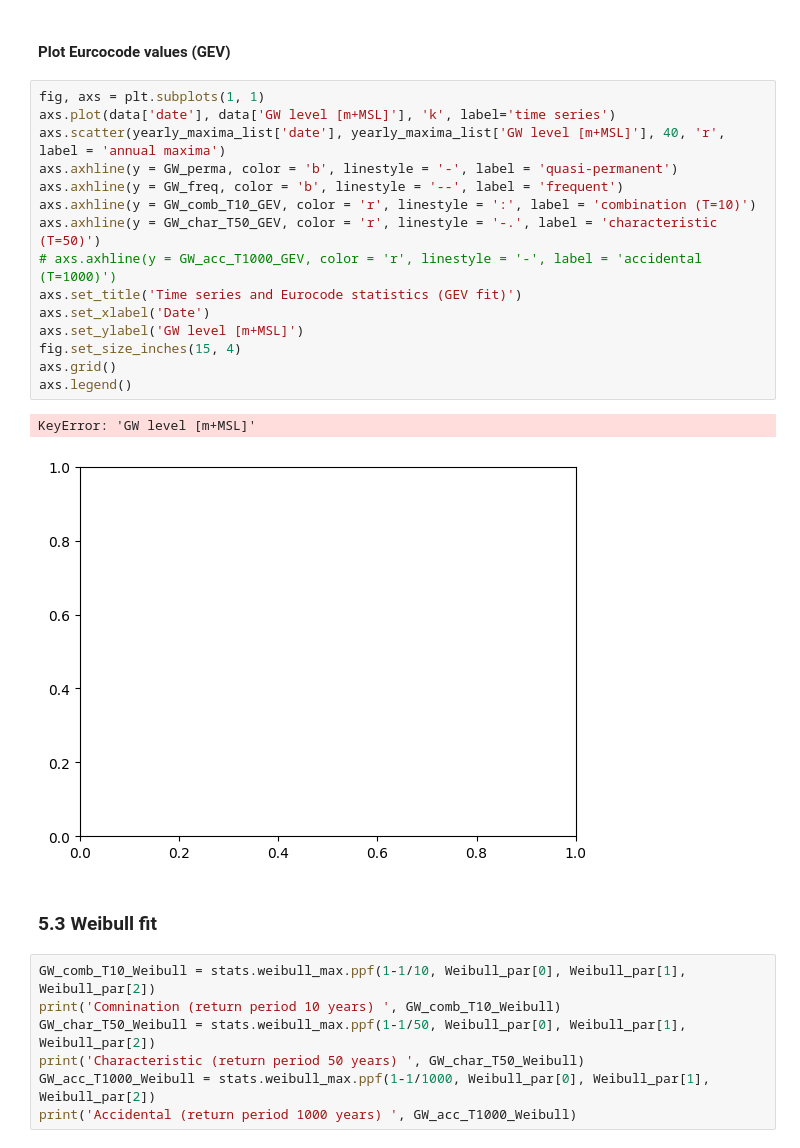
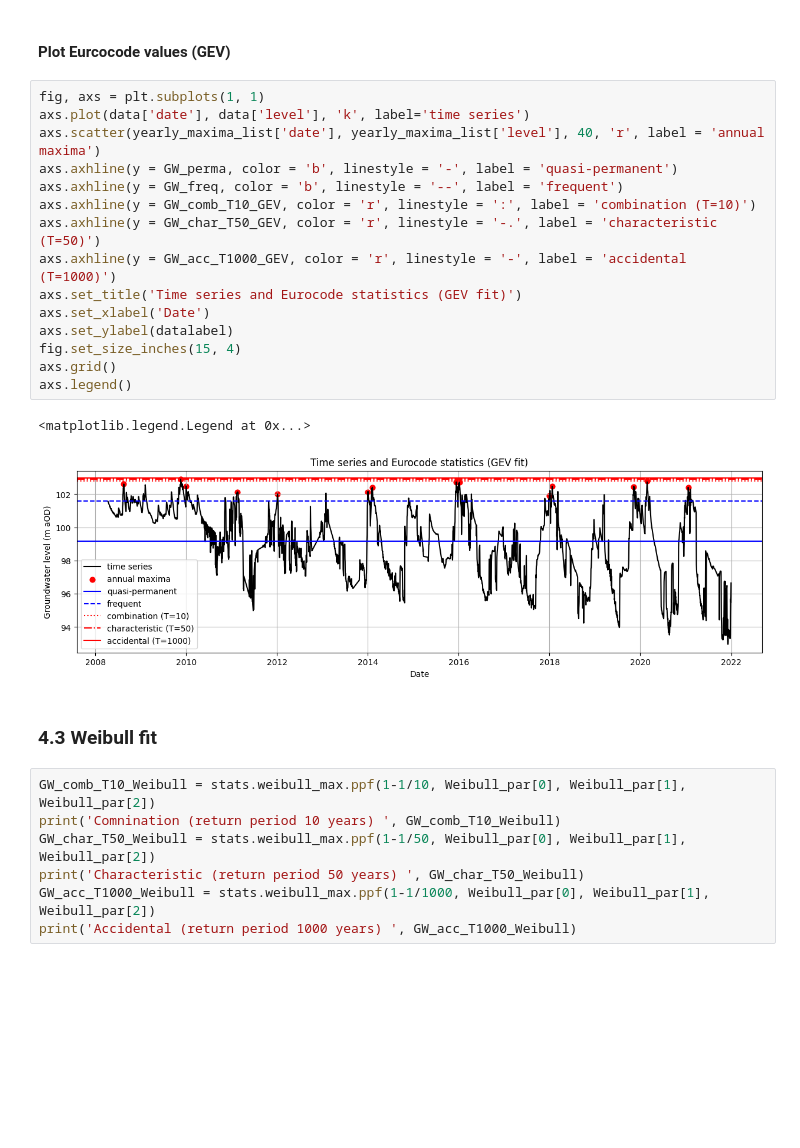
Before and after one commit to timoschweckendiek/Groundwater, a Jupyter notebook: Extreme_value_fit_annual_maxima-AB.ipynb, the cells around one changed output. Drawn from its saved outputs; the diff is of its cells as text; blank space fills up the shorter version.

```diff
--- a/Extreme_value_fit_annual_maxima-AB.ipynb
+++ b/Extreme_value_fit_annual_maxima-AB.ipynb
@@ -274,24 +243,24 @@ Accidental (return period 1000 years)  102.97790276047091
 #### Plot Eurcocode values (GEV)
 # %%
 fig, axs = plt.subplots(1, 1)
-axs.plot(data['date'], data['GW level [m+MSL]'], 'k', label='time series')
-axs.scatter(yearly_maxima_list['date'], yearly_maxima_list['GW level [m+MSL]'], 40, 'r', label = 'annual maxima')
+axs.plot(data['date'], data['level'], 'k', label='time series')
+axs.scatter(yearly_maxima_list['date'], yearly_maxima_list['level'], 40, 'r', label = 'annual maxima')
 axs.axhline(y = GW_perma, color = 'b', linestyle = '-', label = 'quasi-permanent')
 axs.axhline(y = GW_freq, color = 'b', linestyle = '--', label = 'frequent')
 axs.axhline(y = GW_comb_T10_GEV, color = 'r', linestyle = ':', label = 'combination (T=10)')
 axs.axhline(y = GW_char_T50_GEV, color = 'r', linestyle = '-.', label = 'characteristic (T=50)')
-# axs.axhline(y = GW_acc_T1000_GEV, color = 'r', linestyle = '-', label = 'accidental (T=1000)')
+axs.axhline(y = GW_acc_T1000_GEV, color = 'r', linestyle = '-', label = 'accidental (T=1000)')
 axs.set_title('Time series and Eurocode statistics (GEV fit)')
 axs.set_xlabel('Date')
-axs.set_ylabel('GW level [m+MSL]')
+axs.set_ylabel(datalabel)
 fig.set_size_inches(15, 4)
 axs.grid()
 axs.legend()
 # %% [output]
-KeyError: 'GW level [m+MSL]'
+<matplotlib.legend.Legend at 0x...>
-[figure, old version]
+[figure, new version]
 # %% [markdown]
-### 5.3 Weibull fit
+### 4.3 Weibull fit
 # %%
 GW_comb_T10_Weibull = stats.weibull_max.ppf(1-1/10, Weibull_par[0], Weibull_par[1], Weibull_par[2])
 print('Comnination (return period 10 years) ', GW_comb_T10_Weibull)
```
Also changed, not shown: parts of 11 cells of this notebook.
